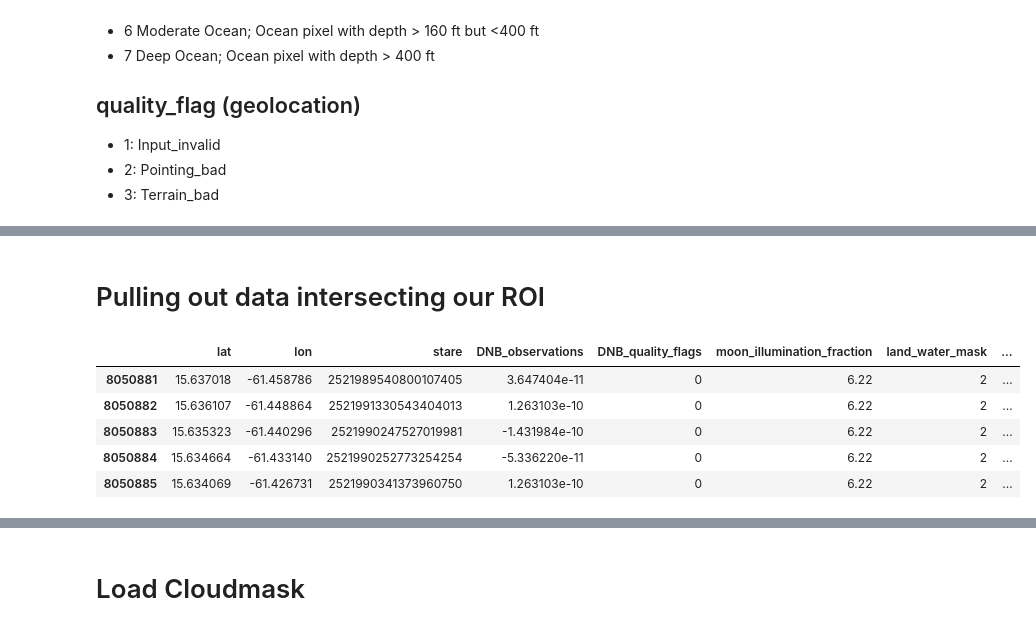
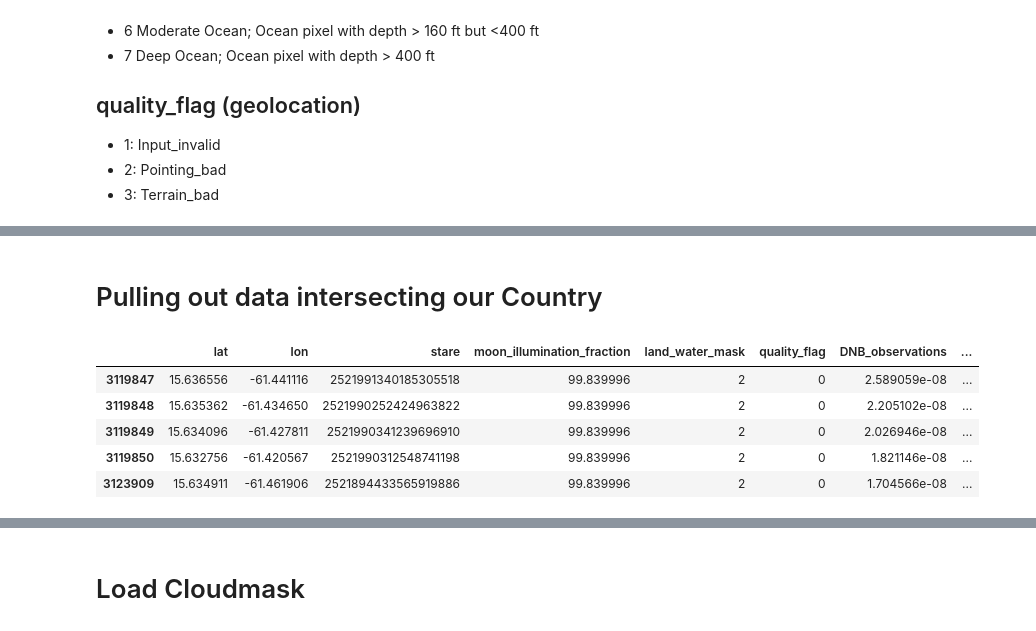
Before and after one commit to NiklasPhabian/nightlights_caribbean, a Jupyter notebook: flow.ipynb, the cells around one changed output, grey strips where cells are left out. Saved outputs shown, nothing was run; the diff lists cells and outputs as text; code cells hidden in the pictures.

```diff
--- a/flow.ipynb
+++ b/flow.ipynb
@@ -65,3 +64,3 @@ granule_path
 # %%
-vnp02 = starepandas.read_granule(granule_path, sidecar=True, read_latlon=True)
-vnp02.head()
+vnp02 = starepandas.read_granule(granule_path, sidecar=False, read_latlon=False)
+vnp03 = starepandas.read_granule(geoloc_path, sidecar=True, read_latlon=True)
@@ -74,0 +67,3 @@ vnp02.head()
+# %%
+vnp02 = vnp03.join(vnp02)
+vnp02.head()
@@ -112,14 +114,15 @@ print('{} %'.format(round(selected.size/vnp02.size*100)))
 # %% [markdown]
-# Pulling out data intersecting our ROI
+# Pulling out data intersecting our Country
-# %%
-selected = starepandas.STAREDataFrame(selected, geometry=pts)
+# %%
+cover_sids = adm0[adm0['ADM0_NAME']==country]['stare'].iloc[0]
 # %%
-intersected = selected[selected.stare_intersects(cover_sids)]
+intersects = selected.stare_intersects(cover_sids, n_workers=10)
+intersected = selected[intersects.values]
 intersected.head()
 # %% [output]
-|  | lat | lon | stare | DNB_observations | DNB_quality_flags | moon_illumination_fraction | land_water_mask | ... |
-| 8050881 | 15.637018 | -61.458786 | 2521989540800107405 | 3.647404e-11 | 0 | 6.22 | 2 | ... |
-| 8050882 | 15.636107 | -61.448864 | 2521991330543404013 | 1.263103e-10 | 0 | 6.22 | 2 | ... |
-| 8050883 | 15.635323 | -61.440296 | 2521990247527019981 | -1.431984e-10 | 0 | 6.22 | 2 | ... |
-| 8050884 | 15.634664 | -61.433140 | 2521990252773254254 | -5.336220e-11 | 0 | 6.22 | 2 | ... |
-| 8050885 | 15.634069 | -61.426731 | 2521990341373960750 | 1.263103e-10 | 0 | 6.22 | 2 | ... |
+|  | lat | lon | stare | moon_illumination_fraction | land_water_mask | quality_flag | DNB_observations | ... |
+| 3119847 | 15.636556 | -61.441116 | 2521991340185305518 | 99.839996 | 2 | 0 | 2.589059e-08 | ... |
+| 3119848 | 15.635362 | -61.434650 | 2521990252424963822 | 99.839996 | 2 | 0 | 2.205102e-08 | ... |
+| 3119849 | 15.634096 | -61.427811 | 2521990341239696910 | 99.839996 | 2 | 0 | 2.026946e-08 | ... |
+| 3119850 | 15.632756 | -61.420567 | 2521990312548741198 | 99.839996 | 2 | 0 | 1.821146e-08 | ... |
+| 3123909 | 15.634911 | -61.461906 | 2521894433565919886 | 99.839996 | 2 | 0 | 1.704566e-08 | ... |
```
Also changed, not shown: parts of 24 cells of this notebook, 6 other files.
